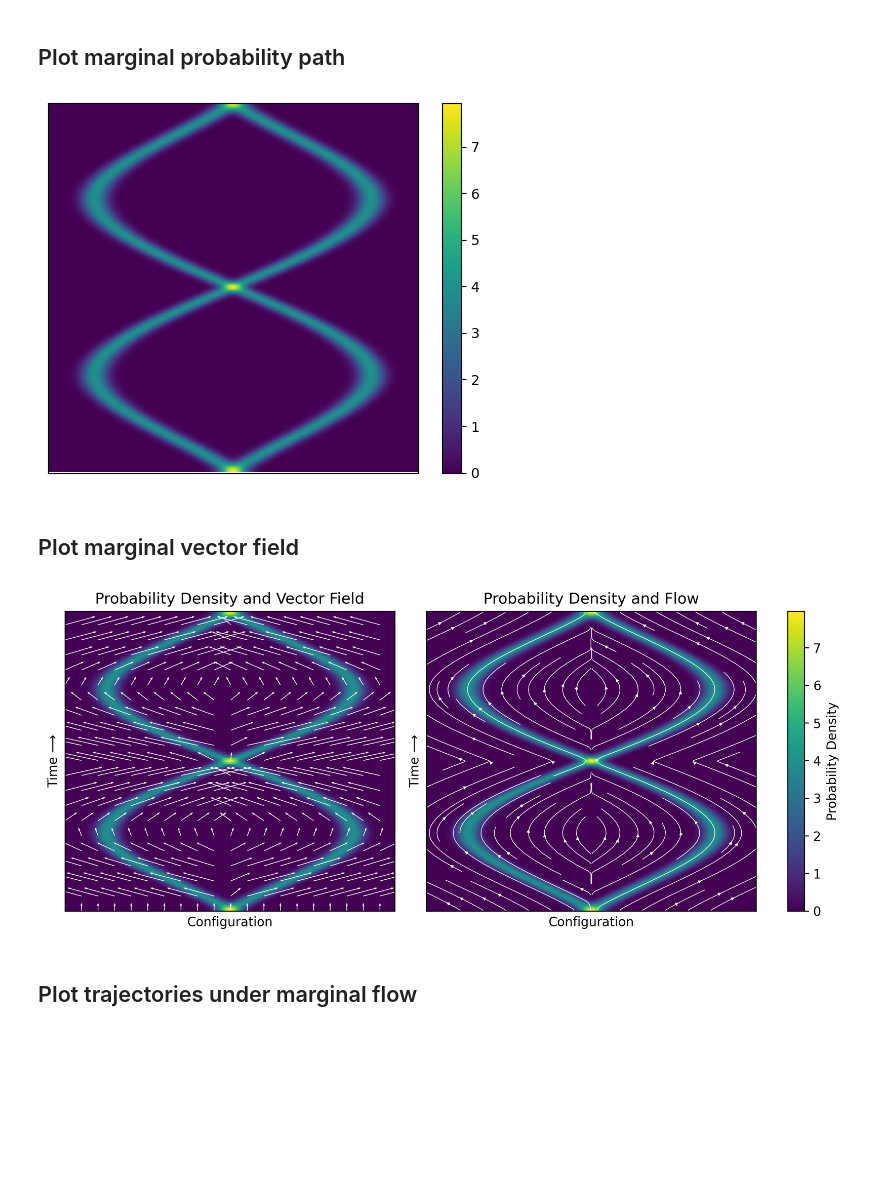
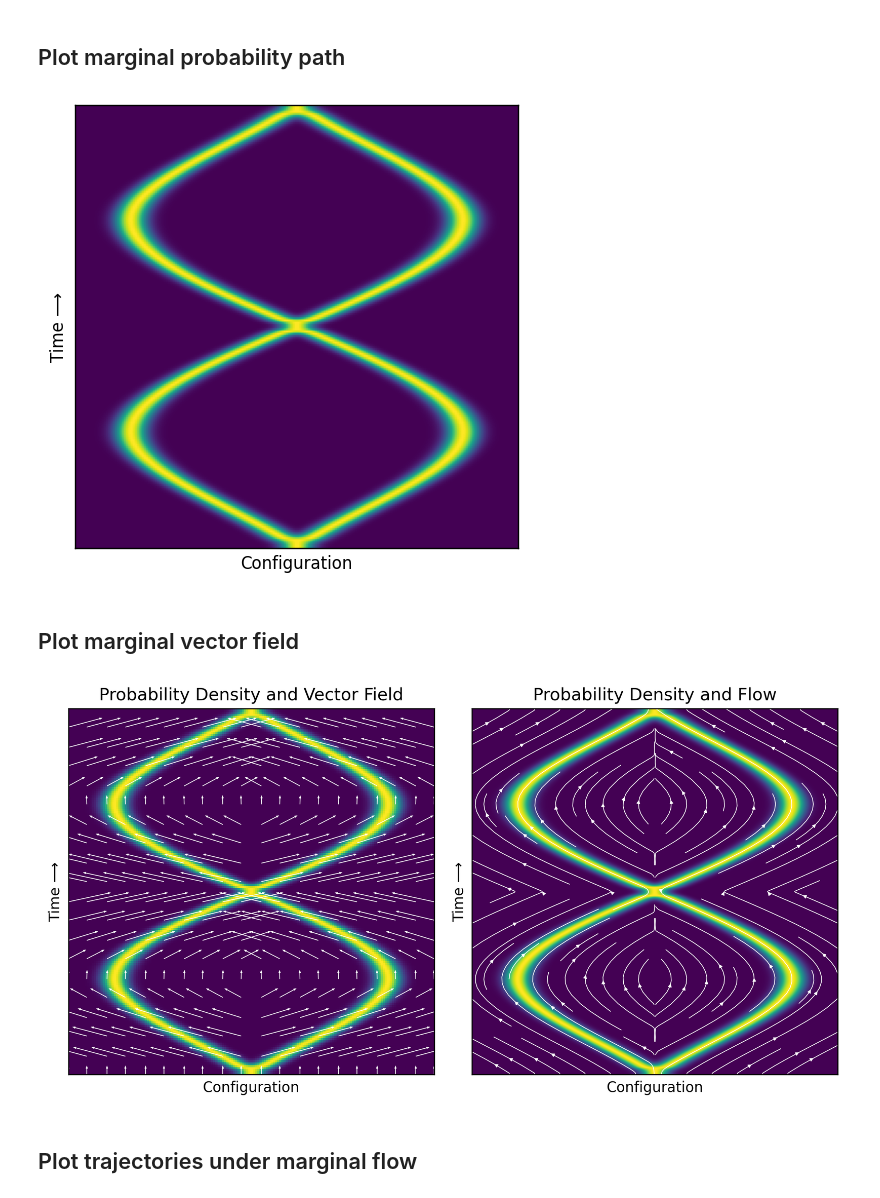
Before and after one commit to willh003/flowvis, a Jupyter notebook: flow_policy/toy/notebooks/deterministic/crossing-demos.ipynb, the cells around one changed output. Saved outputs shown, nothing was run; the diff lists cells and outputs as text; code cells hidden in the pictures; blank space fills up the shorter version.

```diff
--- a/flow_policy/toy/notebooks/deterministic/crossing-demos.ipynb
+++ b/flow_policy/toy/notebooks/deterministic/crossing-demos.ipynb
@@ -56,36 +58,32 @@ plt.show()
 # %% [markdown]
 # Marginal flow
 # %%
-fp = FlowPolicy(trajectories=[traj_right, traj_left], prior=[0.5, 0.5], sigma=0.05)
+fp = StreamingFlowPolicyDeterministic(trajectories=[traj_right, traj_left], prior=[0.5, 0.5], σ0=0.05)
 # %% [markdown]
 ## Plot marginal probability path
 # %%
-ts = np.linspace(0, 1, 200)  # (T,)
-xs = np.linspace(-1, 1, 200)  # (X,)
-ts, xs = np.meshgrid(ts, xs, indexing='ij')  # (T, X)
-p = fp.pdf_marginal(xs, ts)  # (T, X)
-plt.imshow(p, origin='lower')
-plt.colorbar()
-plt.tick_params(axis='both', which='both', length=0, labelbottom=False, labelleft=False)
+fig, ax = plt.subplots(dpi=120)
+ts = torch.linspace(0, 1, 200)  # (T,)
+xs = torch.linspace(-1, 1, 200)  # (X,)
+ts, xs = torch.meshgrid(ts, xs, indexing='ij')  # (T, X)
+plot_probability_density(fp, ts, xs, ax)
 # plt.tight_layout()
 plt.show()
 # %% [output]
-[figure, old version]
+[figure, new version]
 # %% [markdown]
 ## Plot marginal vector field
 # %%
-fig = plt.figure(figsize=(9, 4), dpi=300)
-gs = fig.add_gridspec(1, 3, width_ratios=[1, 1, 0.05])
+fig = plt.figure(figsize=(8, 4), dpi=300)
+gs = fig.add_gridspec(1, 2, width_ratios=[1, 1])
 ax1 = fig.add_subplot(gs[0])
 ax2 = fig.add_subplot(gs[1])
-ax3 = fig.add_subplot(gs[2])
 im1 = plot_probability_density_and_vector_field(fp, ax1)
 im2 = plot_probability_density_and_streamlines(fp, ax2)
-plt.colorbar(im2, cax=ax3, label='Probability Density')
 plt.tight_layout()  # Uncommented to adjust spacing
 plt.show()
 # %% [output]
-[figure, old version]
+[figure, new version]
 # %% [markdown]
 ## Plot trajectories under marginal flow
 # %%
```
Also changed, not shown: parts of 2 cells of this notebook, 13 other files.
